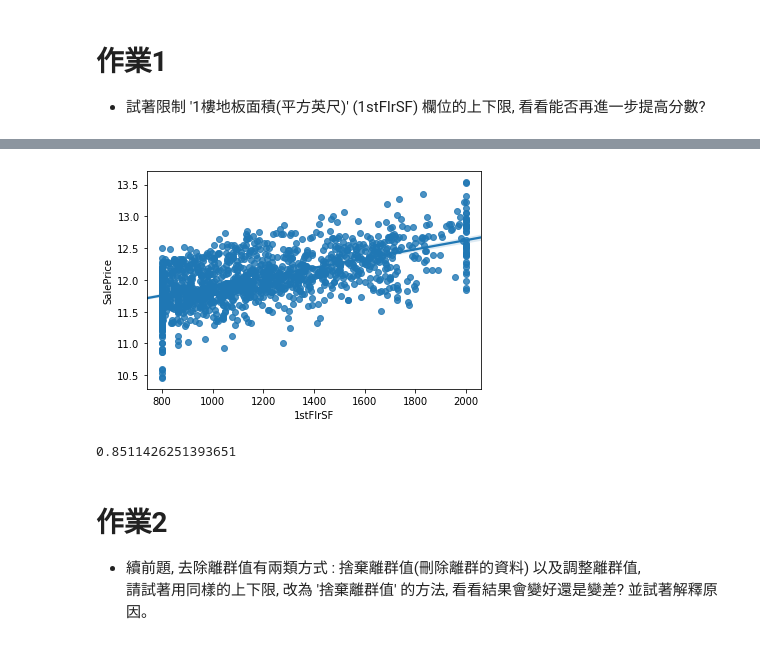
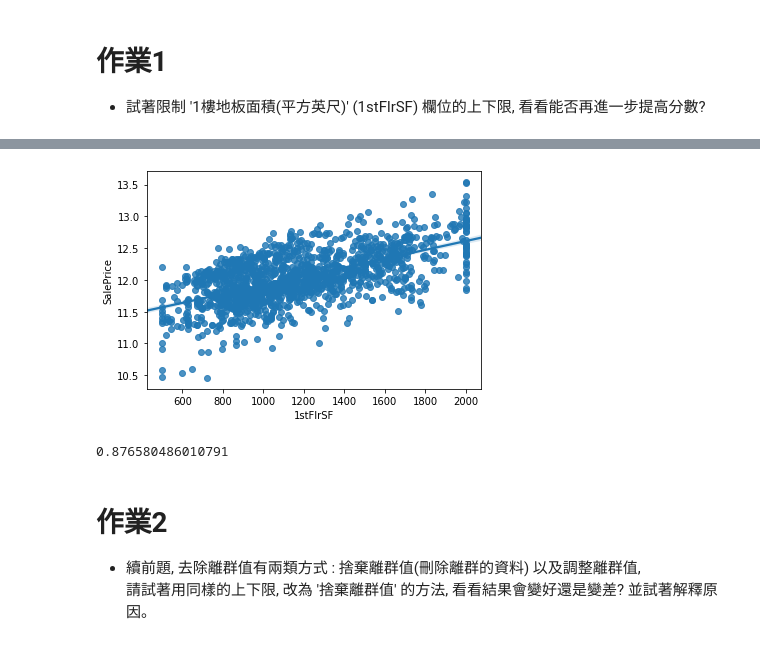
Before and after one commit to k1012ken/ML100Days, a Jupyter notebook: homework/Day_010_HW.ipynb, the cells around one changed output, grey strips where cells are left out. Saved outputs shown, nothing was run; the diff lists cells and outputs as text; code cells hidden in the pictures.

```diff
--- a/homework/Day_010_HW.ipynb
+++ b/homework/Day_010_HW.ipynb
@@ -73,18 +73,18 @@ cross_val_score(estimator, train_X, train_Y, cv=5).mean()
 # %%
-# 將 1stFlrSF 限制在你覺得適合的範圍(800~2000)內, 調整離群值
+# 將 1stFlrSF 限制在你覺得適合的範圍(500~2000)內, 調整離群值
 """
 Your Code Here
 """
-df['1stFlrSF'] = df['1stFlrSF'].clip(800, 2000)
+df['1stFlrSF'] = df['1stFlrSF'].clip(500, 2000)
 sns.regplot(x = df['1stFlrSF'][:train_num], y=train_Y)
 plt.show()
 # 做線性迴歸, 觀察分數
 train_X = MMEncoder.fit_transform(df)
 estimator = LinearRegression()
 cross_val_score(estimator, train_X, train_Y, cv=5).mean()
 # %% [output]
-[figure, old version]
+[figure, new version]
-0.8511426251393651
+0.876580486010791
 # %% [markdown]
 # 作業2
 * 續前題, 去除離群值有兩類方式 :  捨棄離群值(刪除離群的資料) 以及調整離群值,
```
Also changed, not shown: parts of 2 cells of this notebook.
